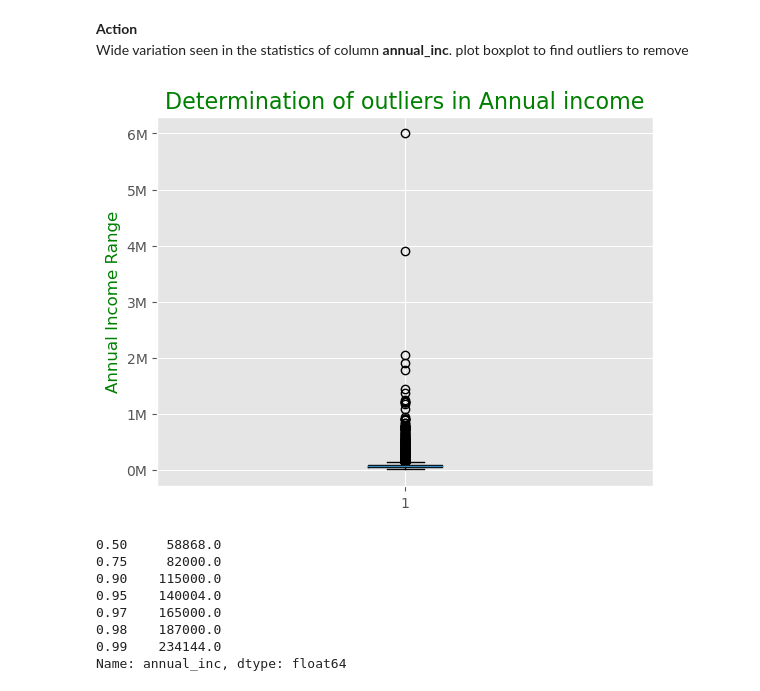
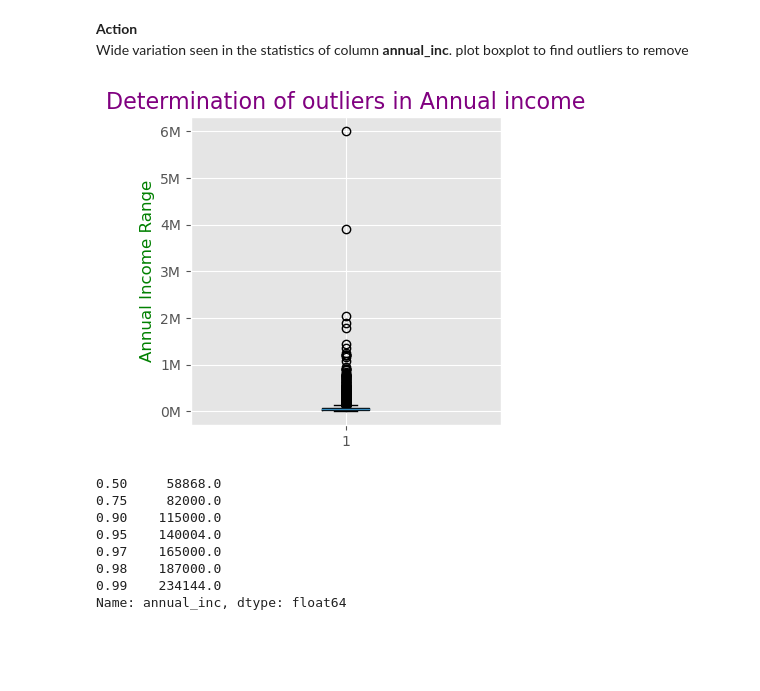
Before and after one commit to shagunp/Lending_CaseStudy, a Jupyter notebook: Andrea_Shagun.ipynb, the cells around one changed output. Saved outputs shown, nothing was run; the diff lists cells and outputs as text; code cells hidden in the pictures; blank space fills up the shorter version.

```diff
--- a/Andrea_Shagun.ipynb
+++ b/Andrea_Shagun.ipynb
@@ -442,20 +443,21 @@ inp2.describe()
 **Action**<br>
 Wide variation seen in the statistics of column **annual_inc**. plot boxplot to find outliers to remove
 # %%
-plt.title('Determination of outliers in Annual income',fontdict={'fontsize':16,'fontweight':5,'color':'Green'})
+plt.figure(figsize=(4,4))
+plt.title('Determination of outliers in Annual income',fontdict={'fontsize':16,'fontweight':5,'color':'Purple'})
 
 plt.ylabel("Annual Income Range", fontdict={'fontsize':12,'fontweight':5,'color':'Green'})
 
 #ticks for annual income range in Million
 ticks = np.arange(0,7000000,1000000)
 labels = ["{}M".format(i//1000000) for i in ticks]
 plt.yticks(ticks,labels)
 
 plt.boxplot(inp2['annual_inc'])
 
 plt.show()
 # %% [output]
-[figure, old version]
+[figure, new version]
 # %%
 inp2.annual_inc.quantile([0.5, 0.75,0.90, 0.95, 0.97,0.98, 0.99])
 # %% [output]
```
Also changed, not shown: parts of 52 cells of this notebook.
